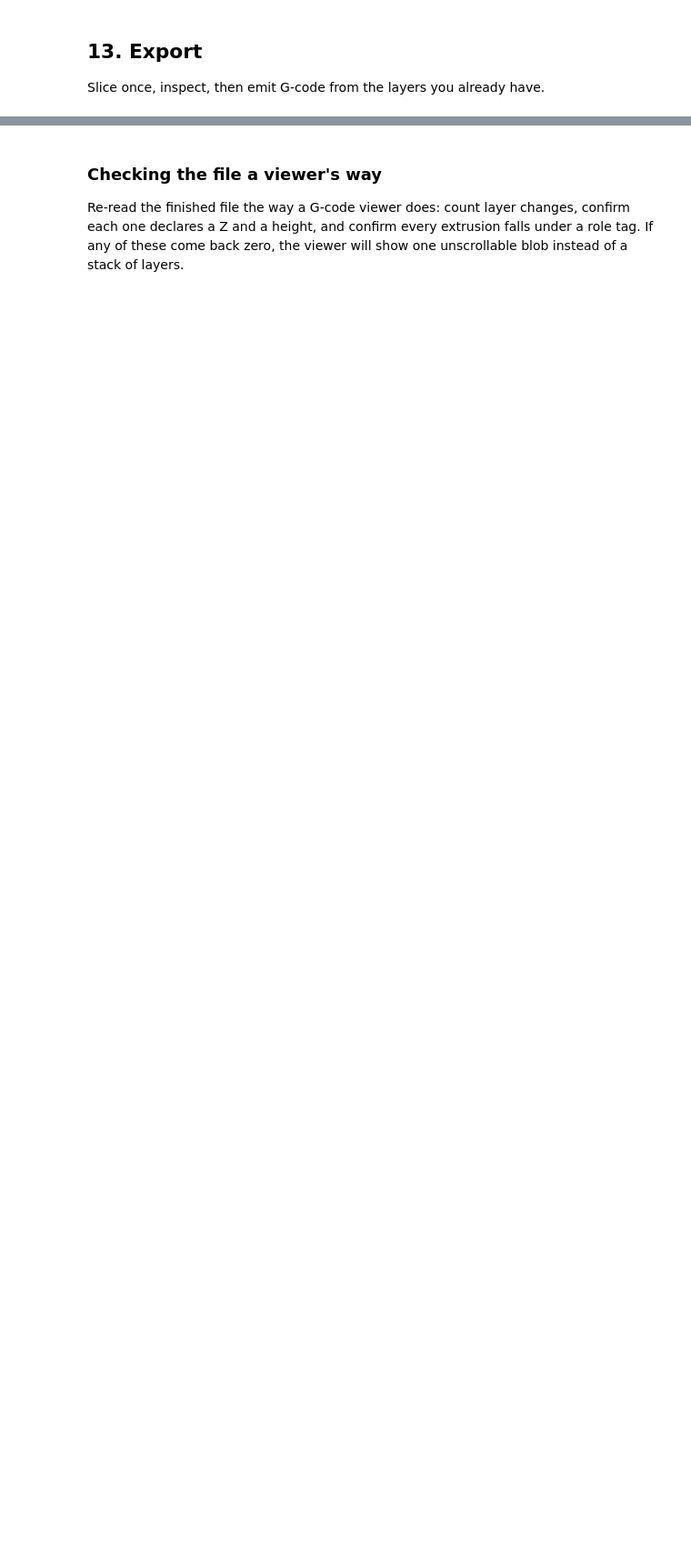
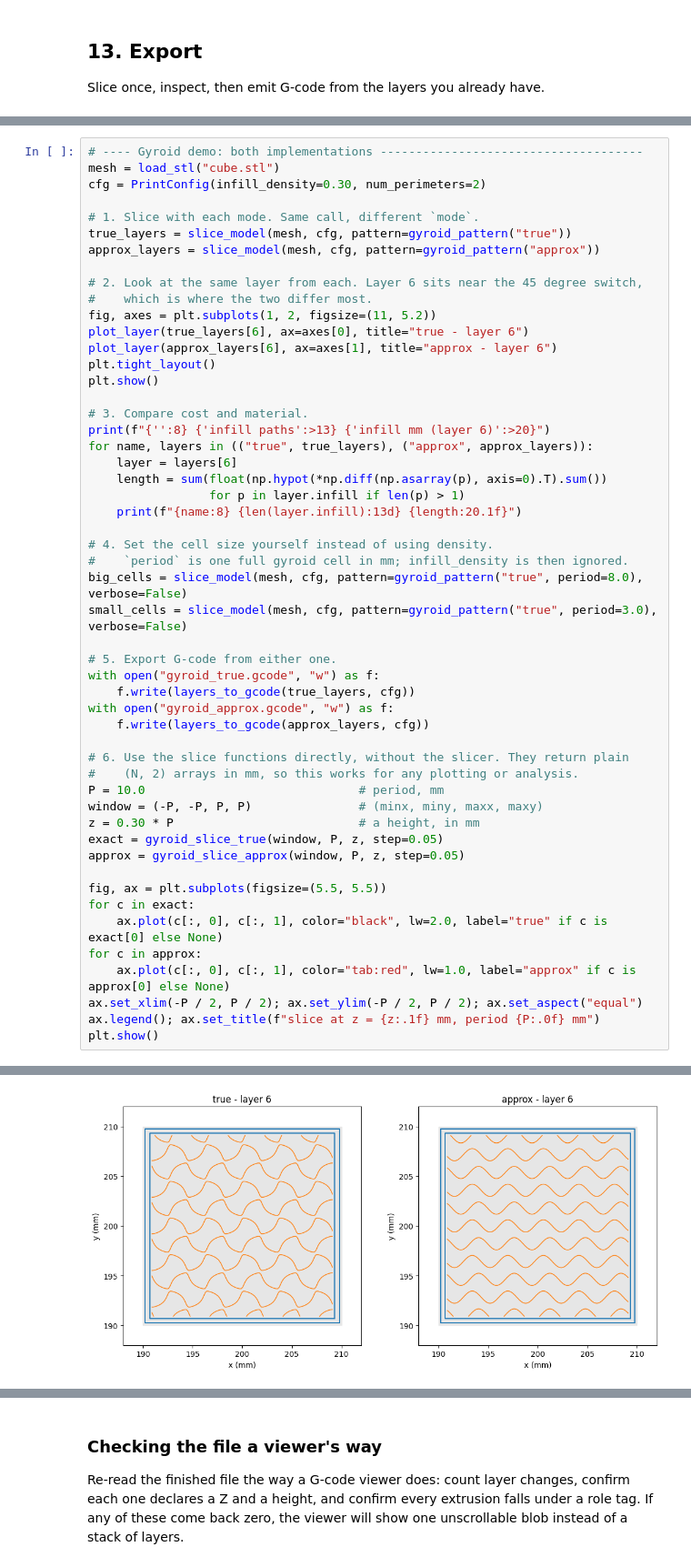
Before and after one commit to scott-abbott/math-lab, a Jupyter notebook: custom infill/slicer.ipynb, the cells around one changed output, grey strips where cells are left out. Shown at 91% size. Drawn from its saved outputs; the diff is of its cells as text; blank space fills up the shorter version.

Commit message:
gyroid samples

```diff
--- a/custom infill/slicer.ipynb
+++ b/custom infill/slicer.ipynb
@@ -2037,2 +2053,55 @@ sliced 40 layers in 13.65s  |  773.3 m of extrusion path
 99640670
 [figure]
+# %%
+# ---- Gyroid demo: both implementations -------------------------------------
+mesh = load_stl("cube.stl")
+cfg = PrintConfig(infill_density=0.30, num_perimeters=2)
+
+# 1. Slice with each mode. Same call, different `mode`.
+true_layers = slice_model(mesh, cfg, pattern=gyroid_pattern("true"))
+approx_layers = slice_model(mesh, cfg, pattern=gyroid_pattern("approx"))
+
+# 2. Look at the same layer from each. Layer 6 sits near the 45 degree switch,
+#    which is where the two differ most.
+fig, axes = plt.subplots(1, 2, figsize=(11, 5.2))
+plot_layer(true_layers[6], ax=axes[0], title="true - layer 6")
+plot_layer(approx_layers[6], ax=axes[1], title="approx - layer 6")
+plt.tight_layout()
+plt.show()
+
+# 3. Compare cost and material.
+print(f"{'':8} {'infill paths':>13} {'infill mm (layer 6)':>20}")
+for name, layers in (("true", true_layers), ("approx", approx_layers)):
+    layer = layers[6]
+    length = sum(float(np.hypot(*np.diff(np.asarray(p), axis=0).T).sum())
+                 for p in layer.infill if len(p) > 1)
+    print(f"{name:8} {len(layer.infill):13d} {length:20.1f}")
+
+# 4. Set the cell size yourself instead of using density.
+#    `period` is one full gyroid cell in mm; infill_density is then ignored.
+big_cells = slice_model(mesh, cfg, pattern=gyroid_pattern("true", period=8.0), verbose=False)
+small_cells = slice_model(mesh, cfg, pattern=gyroid_pattern("true", period=3.0), verbose=False)
+
+# 5. Export G-code from either one.
+with open("gyroid_true.gcode", "w") as f:
+    f.write(layers_to_gcode(true_layers, cfg))
+with open("gyroid_approx.gcode", "w") as f:
+    f.write(layers_to_gcode(approx_layers, cfg))
+
+# 6. Use the slice functions directly, without the slicer. They return plain
+#    (N, 2) arrays in mm, so this works for any plotting or analysis.
+P = 10.0                              # period, mm
+window = (-P, -P, P, P)               # (minx, miny, maxx, maxy)
+z = 0.30 * P                          # a height, in mm
+exact = gyroid_slice_true(window, P, z, step=0.05)
+approx = gyroid_slice_approx(window, P, z, step=0.05)
+
+fig, ax = plt.subplots(figsize=(5.5, 5.5))
+for c in exact:
+    ax.plot(c[:, 0], c[:, 1], color="black", lw=2.0, label="true" if c is exact[0] else None)
+for c in approx:
+    ax.plot(c[:, 0], c[:, 1], color="tab:red", lw=1.0, label="approx" if c is approx[0] else None)
+ax.set_xlim(-P / 2, P / 2); ax.set_ylim(-P / 2, P / 2); ax.set_aspect("equal")
+ax.legend(); ax.set_title(f"slice at z = {z:.1f} mm, period {P:.0f} mm")
+plt.show()
+# %% [output]
@@ -2038,0 +2110 @@ sliced 40 layers in 13.65s  |  773.3 m of extrusion path
+[figure, added]
```
Also changed, not shown: parts of 6 cells of this notebook, 2 other files.
